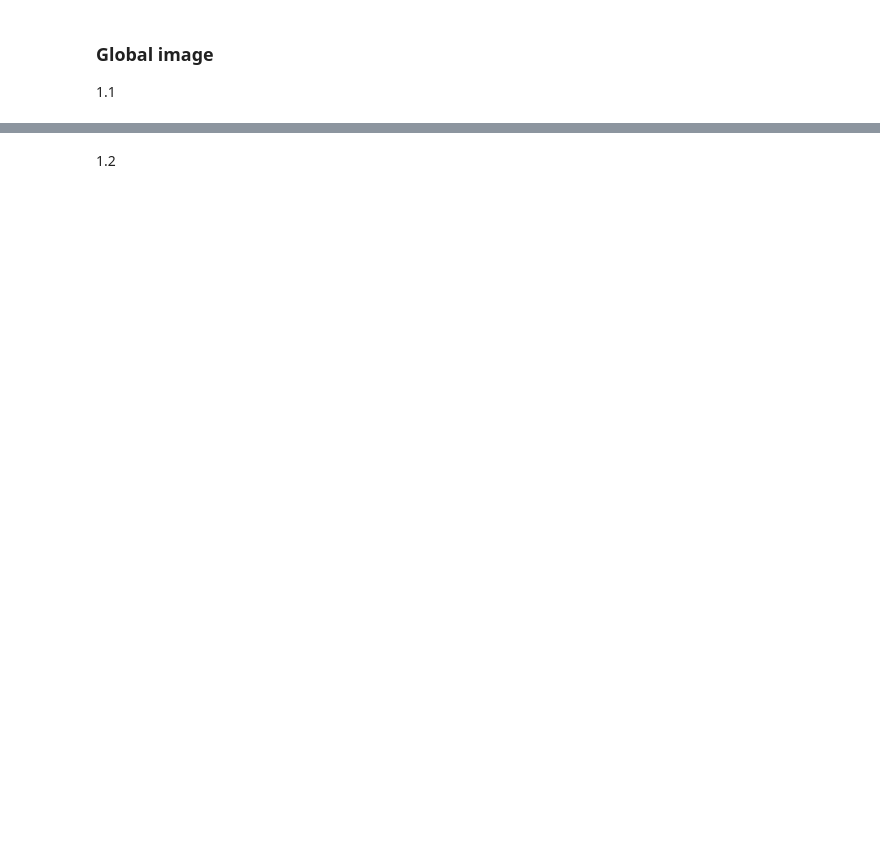
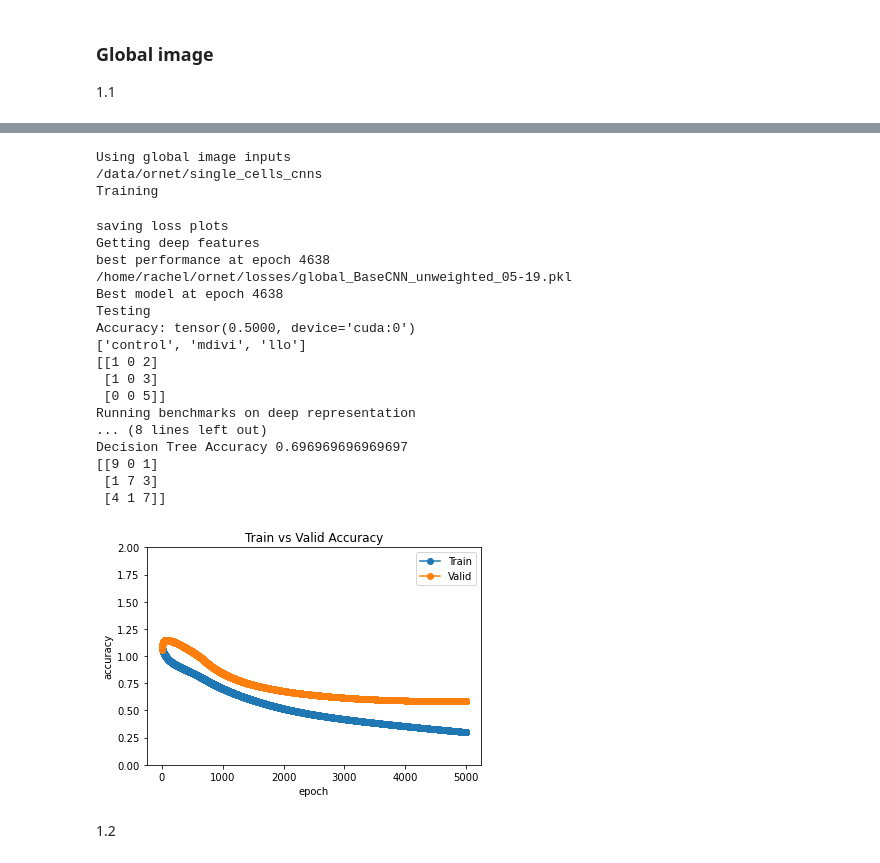
Before and after one commit to rmattson1008/ornet, a Jupyter notebook: benchmarks/experiments.ipynb, the cells around one changed output, grey strips where cells are left out. Saved outputs shown, nothing was run; the diff lists cells and outputs as text; code cells hidden in the pictures; blank space fills up the shorter version.

```diff
--- a/benchmarks/experiments.ipynb
+++ b/benchmarks/experiments.ipynb
@@ -150,3 +246,70 @@ Accuracy: tensor(0.4167, device='cuda:0')
+# %%
+# 1.1
+# args.save_features = os.path.join(
+#     root_dir, "representations/global_BaseCNN_unweighted_05-19.pkl")
+# args.save_model = os.path.join(
+#     root_dir, "models/global_BaseCNN_unweighted_05-19.pth")
+# args.save_losses = os.path.join(
+#     root_dir, "losses/global_BaseCNN_unweighted_05-19.pkl")
+
+args.save_features = os.path.join(
+    root_dir, "representations/global_BaseCNN_unweighted_05-19_v2.pkl")
+args.save_model = os.path.join(
+    root_dir, "models/global_BaseCNN_unweighted_05-19_v2.pth")
+args.save_losses = os.path.join(
+    root_dir, "losses/global_BaseCNN_unweighted_05-19_v2.pkl")
+
+args.roi = False
+args.weighted_samples = False
+args.epochs = 3000
+args.lr = 1.5e-3
+
+train_dataloader, test_dataloader, val_dataloader = get_dataloaders(
+    args, accept_list, resize=28)
+
+model = BaseCNN()
+# model = ResNet18(in_channels=2, resblock=ResBlock, outputs=3)
+model.to(device)
+
+if args.train:
+    print("Training")
+    train(args, model, train_dataloader, val_dataloader, device=device)
+
+get_deep_features(args, model, [train_dataloader,
+                  test_dataloader, val_dataloader], device=device)
+
+plot_losses(args.save_losses)
+
+checkpoint = torch.load(args.save_model)
+model.load_state_dict(checkpoint['state_dict'])
+print("Best model at epoch", checkpoint['epoch'])
+print("Testing")
+test(args, model, test_dataloader, device=device)
+
+print("Running benchmarks on deep representation")
+run_benchmarks(args.save_features)
+# %% [output]
+Using global image inputs
+/data/ornet/single_cells_cnns
+Training
+saving loss plots
+Getting deep features
+best performance at epoch 4638
+/home/rachel/ornet/losses/global_BaseCNN_unweighted_05-19.pkl
+Best model at epoch 4638
+Testing
+Accuracy: tensor(0.5000, device='cuda:0')
+['control', 'mdivi', 'llo']
+[[1 0 2]
+ [1 0 3]
+ [0 0 5]]
+Running benchmarks on deep representation
+... (8 lines left out)
+Decision Tree Accuracy 0.696969696969697
+[[9 0 1]
+ [1 7 3]
+ [4 1 7]]
+[figure, added]
 # %% [markdown]
 <a id='1.2'></a>
 1.2
```
Also changed, not shown: parts of 21 cells of this notebook.
